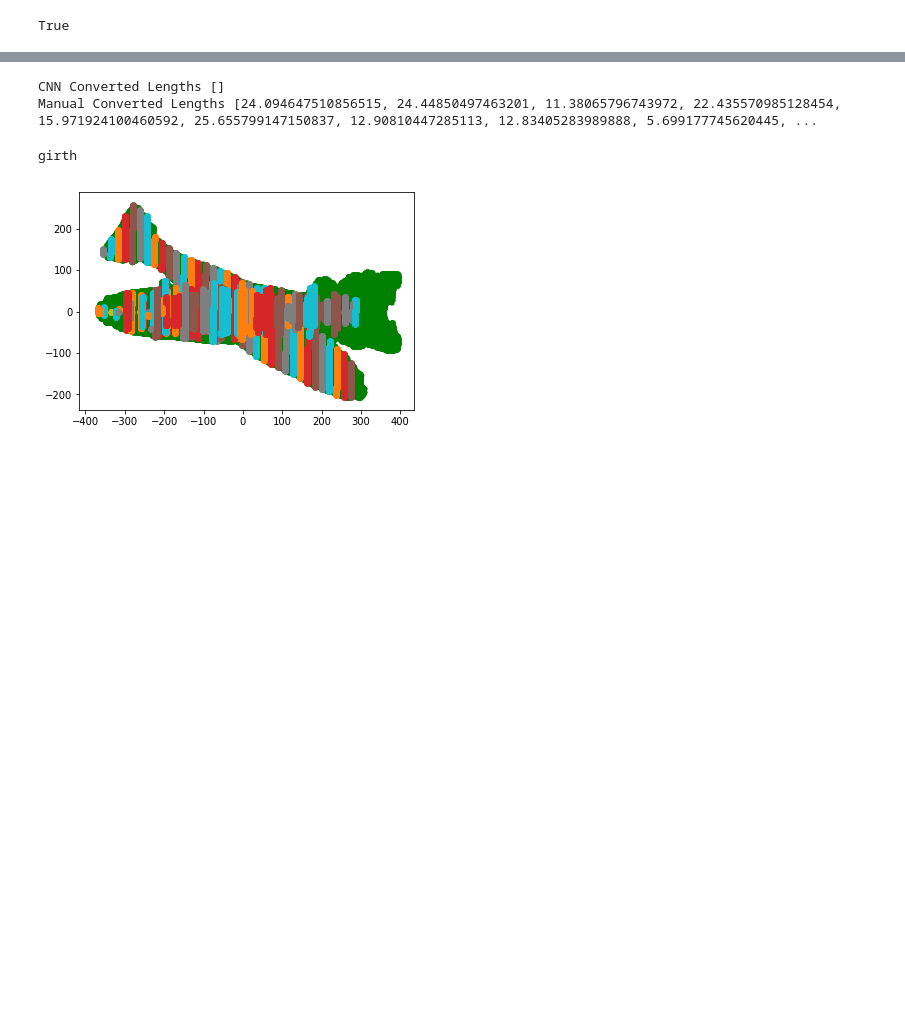
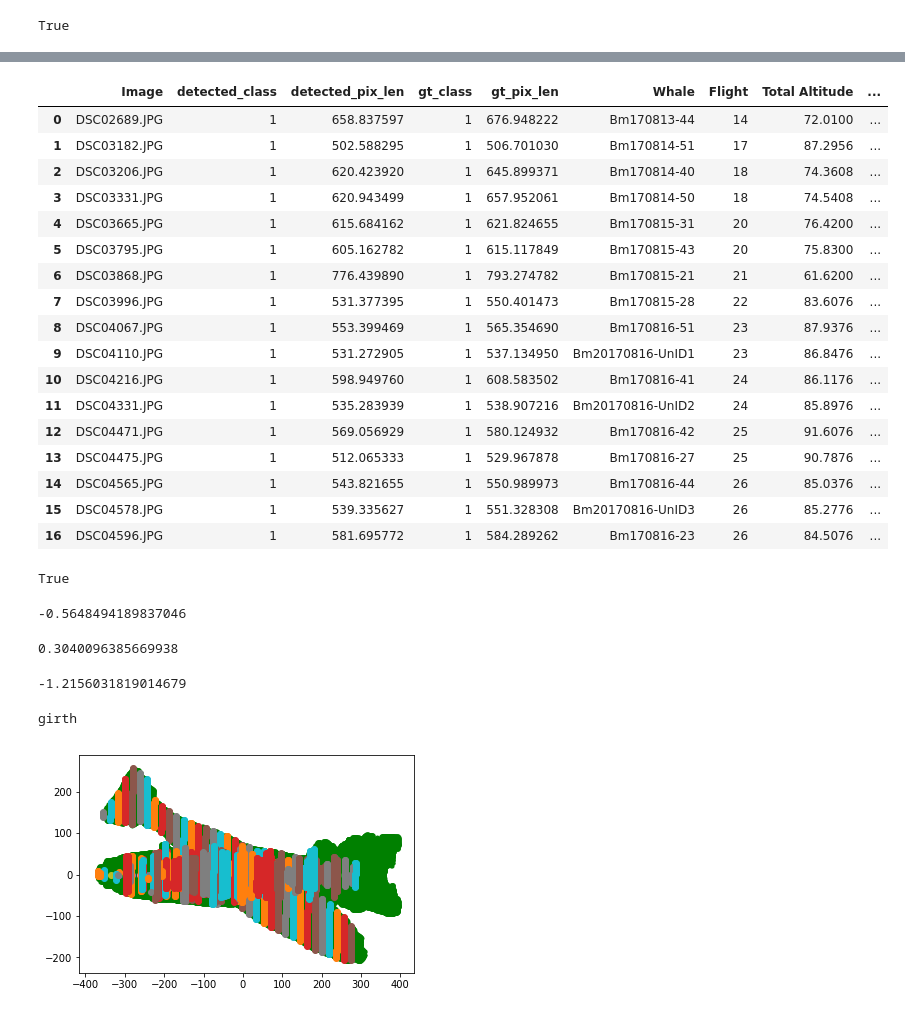
Before and after one commit to patrickcgray/cetacean_photogram, a Jupyter notebook: photogram.ipynb, the cells around one changed output, grey strips where cells are left out. Drawn from its saved outputs; the diff is of its cells as text; code cells hidden in the pictures; blank space fills up the shorter version.

```diff
--- a/photogram.ipynb
+++ b/photogram.ipynb
@@ -79,15 +79,4 @@ dataset.load_whale(WHALE_DIR, "val")
 # Must call before using the dataset
 dataset.prepare()
 print("Images: {}\nClasses: {}".format(len(dataset.image_ids), dataset.class_names))
-
-#Getting manually drawn masks
-id_array = np.arange(len(dataset.image_ids))
-mask_array = []
-for num in id_array:
-    image_id = num
-
-    image, image_meta, class_ids, bbox, mask = modellib.load_image_gt(dataset, config, image_id, use_mini_mask=False)
-    info = dataset.image_info[image_id]
-   # if image_id >= 19 and image_id <= 35:
-    mask_array.append(mask)
 # %% [output]
@@ -489,9 +444,42 @@ from pprint import pprint
-# %%
-cnn_lengths = convert_measurements(detection_results, '../photogram_data/whale_measurements.csv')
-manual_lengths = convert_measurements(manual_results, '../photogram_data/whale_measurements.csv', manual=True)
-
-print("CNN Converted Lengths", cnn_lengths)
-print("Manual Converted Lengths", manual_lengths)
-# %% [output]
-CNN Converted Lengths []
-Manual Converted Lengths [24.094647510856515, 24.44850497463201, 11.38065796743972, 22.435570985128454, 15.971924100460592, 25.655799147150837, 12.90810447285113, 12.83405283989888, 5.699177745620445, ...
+# %%
+detections_df = None
+# %%
+def create_df(appended_detections, measurements_csv_fn):
+    detections_df = pd.DataFrame(columns=['Image','detected_class','detected_pix_len','gt_class','gt_pix_len'])
+    for index, img in enumerate(appended_detections):
+        detections_df = detections_df.append({"Image": img[1], "detected_class": img[4][0][0],
+                               "detected_pix_len": img[4][0][1], 'gt_class' : img[5][0][0],
+                              "gt_pix_len" : img[5][0][1]}, ignore_index=True)
+
+    measurements = pd.read_csv(measurements_csv_fn)
+
+    merged_df = detections_df.merge(measurements,on='Image', how='inner') #.dropna(subset=['id'])
+
+    return(merged_df)
+# %%
+merged_df = create_df(detection_results, '../photogram_data/whale_measurements.csv')
+# %%
+merged_df
+# %% [output]
+|  | Image | detected_class | detected_pix_len | gt_class | gt_pix_len | Whale | Flight | Total Altitude | ... |
+| 0 | DSC02689.JPG | 1 | 658.837597 | 1 | 676.948222 | Bm170813-44 | 14 | 72.0100 | ... |
+| 1 | DSC03182.JPG | 1 | 502.588295 | 1 | 506.701030 | Bm170814-51 | 17 | 87.2956 | ... |
+| 2 | DSC03206.JPG | 1 | 620.423920 | 1 | 645.899371 | Bm170814-40 | 18 | 74.3608 | ... |
+| 3 | DSC03331.JPG | 1 | 620.943499 | 1 | 657.952061 | Bm170814-50 | 18 | 74.5408 | ... |
+| 4 | DSC03665.JPG | 1 | 615.684162 | 1 | 621.824655 | Bm170815-31 | 20 | 76.4200 | ... |
+| 5 | DSC03795.JPG | 1 | 605.162782 | 1 | 615.117849 | Bm170815-43 | 20 | 75.8300 | ... |
+| 6 | DSC03868.JPG | 1 | 776.439890 | 1 | 793.274782 | Bm170815-21 | 21 | 61.6200 | ... |
+| 7 | DSC03996.JPG | 1 | 531.377395 | 1 | 550.401473 | Bm170815-28 | 22 | 83.6076 | ... |
+| 8 | DSC04067.JPG | 1 | 553.399469 | 1 | 565.354690 | Bm170816-51 | 23 | 87.9376 | ... |
+| 9 | DSC04110.JPG | 1 | 531.272905 | 1 | 537.134950 | Bm20170816-UnID1 | 23 | 86.8476 | ... |
+| 10 | DSC04216.JPG | 1 | 598.949760 | 1 | 608.583502 | Bm170816-41 | 24 | 86.1176 | ... |
+| 11 | DSC04331.JPG | 1 | 535.283939 | 1 | 538.907216 | Bm20170816-UnID2 | 24 | 85.8976 | ... |
+| 12 | DSC04471.JPG | 1 | 569.056929 | 1 | 580.124932 | Bm170816-42 | 25 | 91.6076 | ... |
+| 13 | DSC04475.JPG | 1 | 512.065333 | 1 | 529.967878 | Bm170816-27 | 25 | 90.7876 | ... |
+| 14 | DSC04565.JPG | 1 | 543.821655 | 1 | 550.989973 | Bm170816-44 | 26 | 85.0376 | ... |
+| 15 | DSC04578.JPG | 1 | 539.335627 | 1 | 551.328308 | Bm20170816-UnID3 | 26 | 85.2776 | ... |
+| 16 | DSC04596.JPG | 1 | 581.695772 | 1 | 584.289262 | Bm170816-23 | 26 | 84.5076 | ... |
+# %%
+convert_measurements(merged_df)
+# %% [output]
+True
@@ -498,3 +488,15 @@ Manual Converted Lengths [24.094647510856515, 24.44850497463201, 11.380657967439
+# %%
+(merged_df['detected_len'] - merged_df['Total Length (m)']).mean()
+# %% [output]
+-0.5648494189837046
+# %%
+(merged_df['detected_len'] - merged_df['Total Length (m)']).std()
+# %% [output]
+0.3040096385669938
+# %%
+(merged_df['detected_len'] - merged_df['Total Length (m)']).min()
+# %% [output]
+-1.2156031819014679
 # %%
 print("girth")
 cnn_girths = girth(detection_results, cnn_lengths, 10)
```
Also changed, not shown: parts of 14 cells of this notebook, 1 other file.
